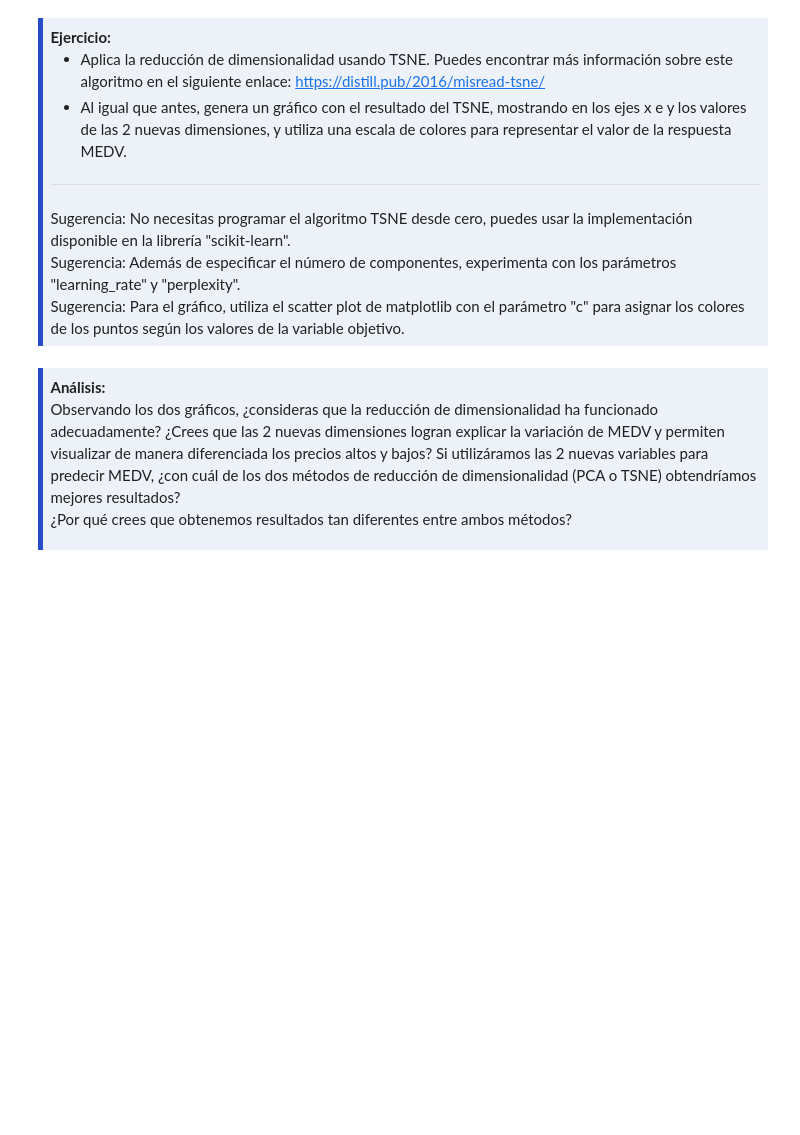
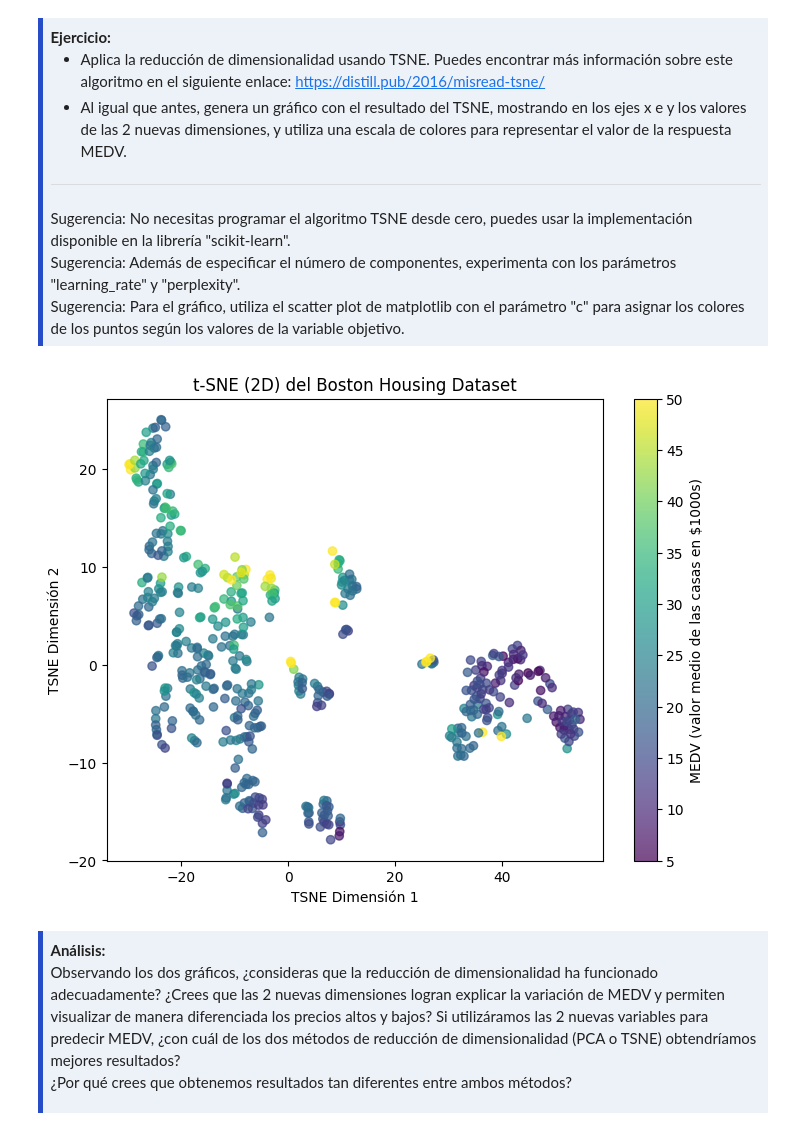
Before and after one commit to Erick-seo/PEARTZ, a Jupyter notebook: 2-Ejercicios/02-Prep-Datos-Metricas-Modelos.ipynb, the cells around one changed output. Cells and saved outputs as stored; diff of their text form; code cells hidden in the pictures; blank space fills up the shorter version.

```diff
--- a/2-Ejercicios/02-Prep-Datos-Metricas-Modelos.ipynb
+++ b/2-Ejercicios/02-Prep-Datos-Metricas-Modelos.ipynb
@@ -416,6 +510,52 @@ Sugerencia: No necesitas programar el algoritmo TSNE desde cero, puedes usar la
 Sugerencia: Además de especificar el número de componentes, experimenta con los parámetros "learning_rate" y "perplexity".<br>
 Sugerencia: Para el gráfico, utiliza el scatter plot de matplotlib con el parámetro "c" para asignar los colores de los puntos según los valores de la variable objetivo.
 </div>
+# %%
+import pandas as pd
+import matplotlib.pyplot as plt
+from sklearn.manifold import TSNE
+from sklearn.preprocessing import StandardScaler
+
+# ==============================
+# 1. Cargar el dataset
+# ==============================
+url = "https://raw.githubusercontent.com/rupakc/UCI-Data-Analysis/master/Boston%20Housing%20Dataset/Boston%20Housing/housing.data"
+column_names = [
+    "CRIM", "ZN", "INDUS", "CHAS", "NOX", "RM", "AGE",
+    "DIS", "RAD", "TAX", "PTRATIO", "B", "LSTAT", "MEDV"
+]
+df = pd.read_csv(url, sep="\\s+", names=column_names)
+
+# ==============================
+# 2. Separar variables predictoras y objetivo
+# ==============================
+X = df.drop(columns=["MEDV"])
+y = df["MEDV"]
+
+# ==============================
+# 3. Escalar los datos
+# ==============================
+scaler = StandardScaler()
+X_scaled = scaler.fit_transform(X)
+
+# ==============================
+# 4. Aplicar t-SNE a 2 dimensiones
+# ==============================
+tsne = TSNE(n_components=2, learning_rate=200, perplexity=30, random_state=42)
+X_tsne = tsne.fit_transform(X_scaled)
+
+# ==============================
+# 5. Graficar resultados
+# ==============================
+plt.figure(figsize=(8,6))
+scatter = plt.scatter(X_tsne[:,0], X_tsne[:,1], c=y, cmap="viridis", alpha=0.7)
+plt.colorbar(scatter, label="MEDV (valor medio de las casas en $1000s)")
+plt.xlabel("TSNE Dimensión 1")
+plt.ylabel("TSNE Dimensión 2")
+plt.title("t-SNE (2D) del Boston Housing Dataset")
+plt.show()
+# %% [output]
+[figure, added]
 # %% [markdown]
 <div style="background-color: #edf1f8; border-color: #264CC7; border-left: 5px solid #264CC7; padding: 0.5em;">
 <strong>Análisis:</strong>
```
Also changed, not shown: parts of 12 cells of this notebook.
